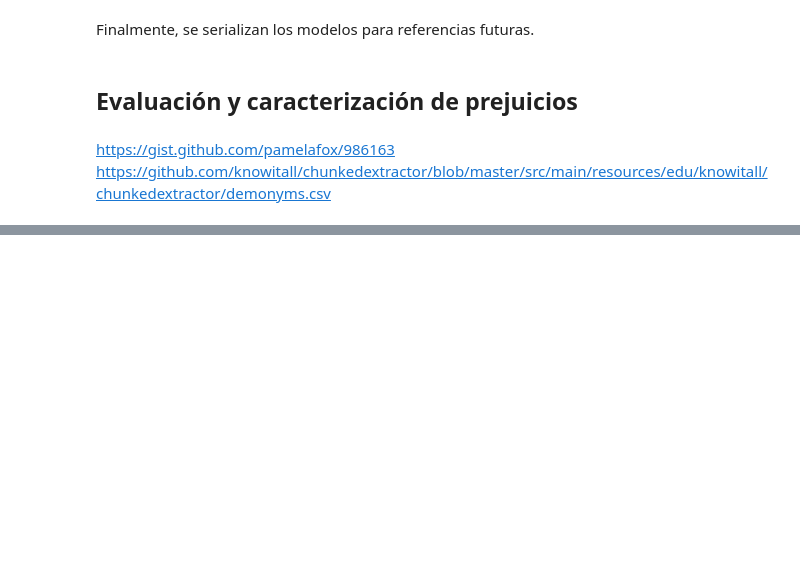
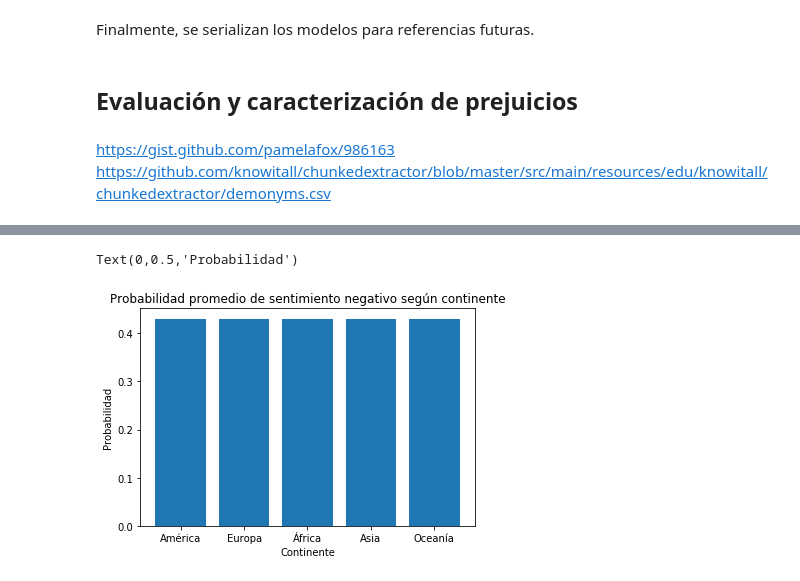
Before and after one commit to diflores/sentiment-analysis-assignment, a Jupyter notebook: Tarea 2.ipynb, the cells around one changed output, grey strips where cells are left out. Saved outputs shown, nothing was run; the diff lists cells and outputs as text; code cells hidden in the pictures; blank space fills up the shorter version.

```diff
--- a/Tarea 2.ipynb
+++ b/Tarea 2.ipynb
@@ -516,4 +634,32 @@ positive_means = {k: v[1] for k, v in continents_mean.items()}
+# %%
+american_places_predictions = pd.DataFrame(model_predict(test_svm, vectorized_place_american), columns=["negative_probability", "positive_probability"])
+european_places_predictions = pd.DataFrame(model_predict(test_svm, vectorized_place_european), columns=["negative_probability", "positive_probability"])
+african_places_predictions = pd.DataFrame(model_predict(test_svm, vectorized_place_african), columns=["negative_probability", "positive_probability"])
+asian_places_predictions = pd.DataFrame(model_predict(test_svm, vectorized_place_asian), columns=["negative_probability", "positive_probability"])
+oceanian_places_predictions = pd.DataFrame(model_predict(test_svm, vectorized_place_oceanian), columns=["negative_probability", "positive_probability"])
+# %%
+american_places_predictions_mean = american_places_predictions.mean().tolist()
+european_places_predictions_mean = european_places_predictions.mean().tolist()
+african_places_predictions_mean = african_places_predictions.mean().tolist()
+asian_places_predictions_mean = asian_places_predictions.mean().tolist()
+oceanian_places_predictions_mean = oceanian_places_predictions.mean().tolist()
+# %%
+continents_places_mean = {
+    "América": american_places_predictions_mean,
+    "Europa": european_places_predictions_mean,
+    "África": african_places_predictions_mean,
+    "Asia": asian_places_predictions_mean,
+    "Oceanía": oceanian_places_predictions_mean,
+}
+# %%
+negative_places_means = {k: v[0] for k, v in continents_places_mean.items()}
+positive_places_means = {k: v[1] for k, v in continents_places_mean.items()}
 # %%
-plt.bar(negative_means.keys(), negative_means.values())
+plt.bar(negative_places_means.keys(), negative_places_means.values())
 plt.title("Probabilidad promedio de sentimiento negativo según continente")
+plt.xlabel("Continente")
+plt.ylabel("Probabilidad")
+# %% [output]
+Text(0,0.5,'Probabilidad')
+[figure, added]
 # %%
```
Also changed, not shown: parts of 28 cells of this notebook.
